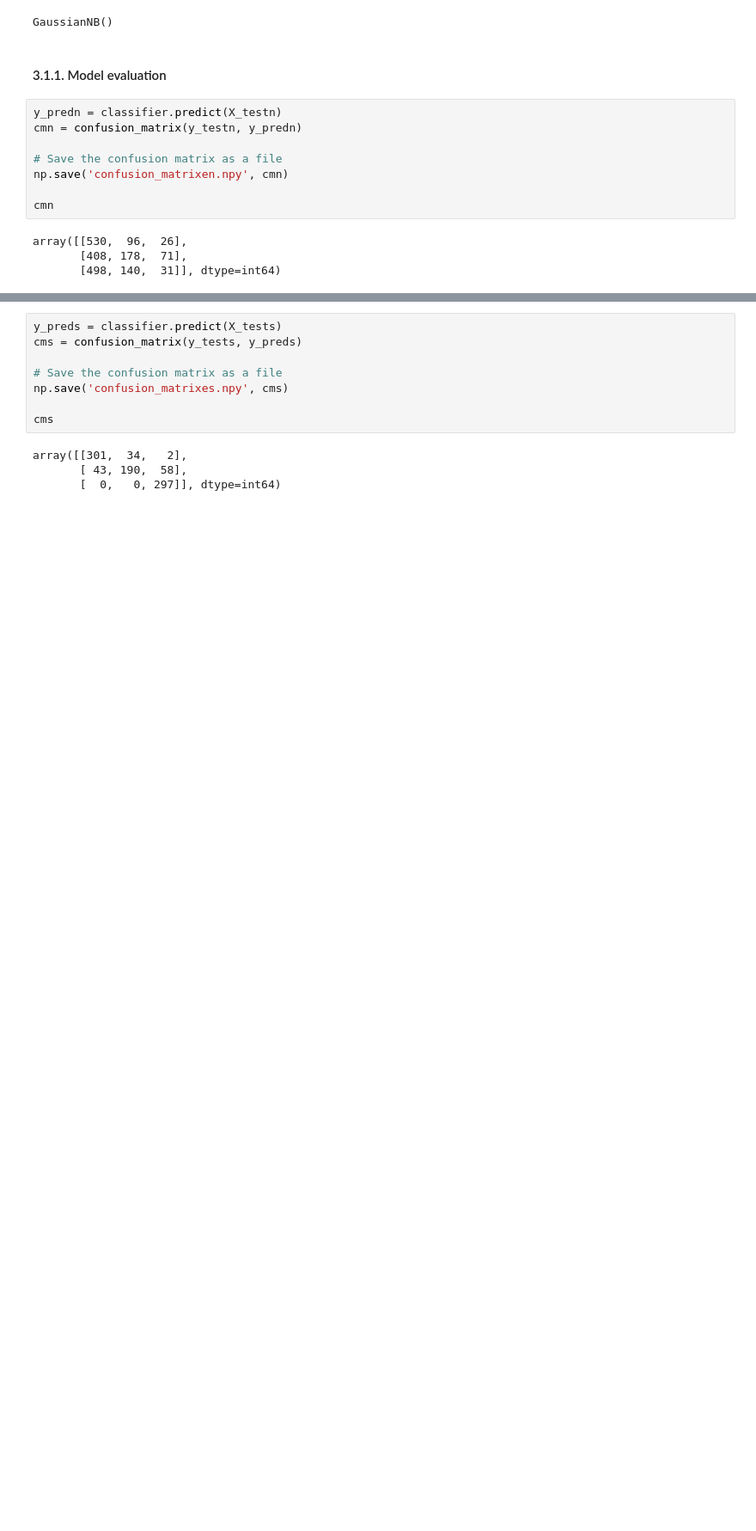
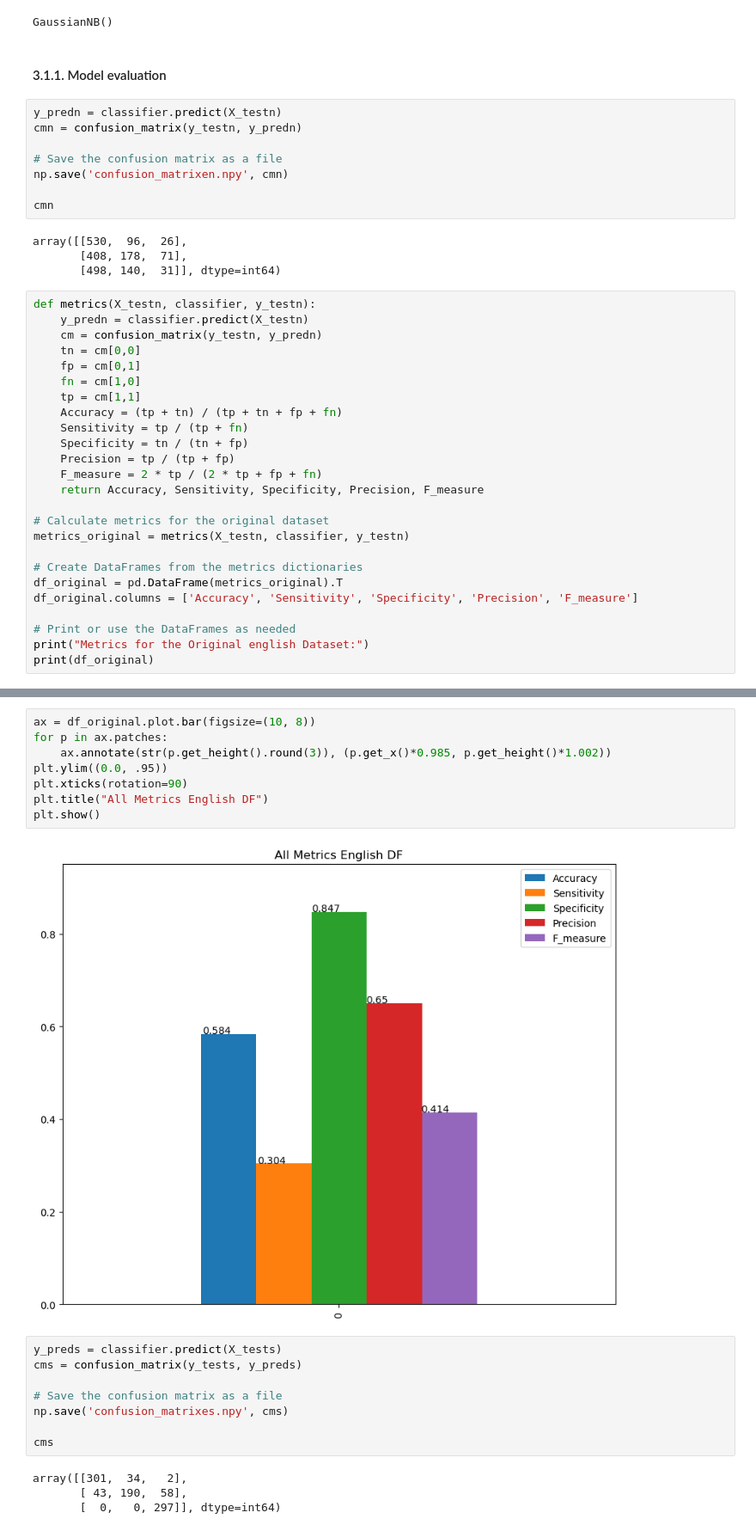
Before and after one commit to Jolmed26/Programacion_2, a Jupyter notebook: Challenges/Challenge_3/Challenge_3_NLP.ipynb, the cells around one changed output, grey strips where cells are left out. Shown at 86% size. Drawn from its saved outputs; the diff is of its cells as text; blank space fills up the shorter version.

Commit message:
Update on graphs representatio

```diff
--- a/Challenges/Challenge_3/Challenge_3_NLP.ipynb
+++ b/Challenges/Challenge_3/Challenge_3_NLP.ipynb
@@ -766,3 +767,28 @@ cmn
 array([[530,  96,  26],
        [408, 178,  71],
        [498, 140,  31]], dtype=int64)
+# %%
+def metrics(X_testn, classifier, y_testn):
+    y_predn = classifier.predict(X_testn)
+    cm = confusion_matrix(y_testn, y_predn)
+    tn = cm[0,0]
+    fp = cm[0,1]
+    fn = cm[1,0]
+    tp = cm[1,1]
+    Accuracy = (tp + tn) / (tp + tn + fp + fn)
+    Sensitivity = tp / (tp + fn)
+    Specificity = tn / (tn + fp)
+    Precision = tp / (tp + fp)
+    F_measure = 2 * tp / (2 * tp + fp + fn)
+    return Accuracy, Sensitivity, Specificity, Precision, F_measure
+
+# Calculate metrics for the original dataset
+metrics_original = metrics(X_testn, classifier, y_testn)
+
+# Create DataFrames from the metrics dictionaries
+df_original = pd.DataFrame(metrics_original).T
+df_original.columns = ['Accuracy', 'Sensitivity', 'Specificity', 'Precision', 'F_measure']
+
+# Print or use the DataFrames as needed
+print("Metrics for the Original english Dataset:")
+print(df_original)
@@ -769,3 +799,13 @@ array([[530,  96,  26],
+# %%
+ax = df_original.plot.bar(figsize=(10, 8))
+for p in ax.patches:
+    ax.annotate(str(p.get_height().round(3)), (p.get_x()*0.985, p.get_height()*1.002))
+plt.ylim((0.0, .95))
+plt.xticks(rotation=90)
+plt.title("All Metrics English DF")
+plt.show()
+# %% [output]
+[figure, added]
 # %%
 y_preds = classifier.predict(X_tests)
 cms = confusion_matrix(y_tests, y_preds)
```
Also changed, not shown: parts of 4 cells of this notebook, 1 other file.
